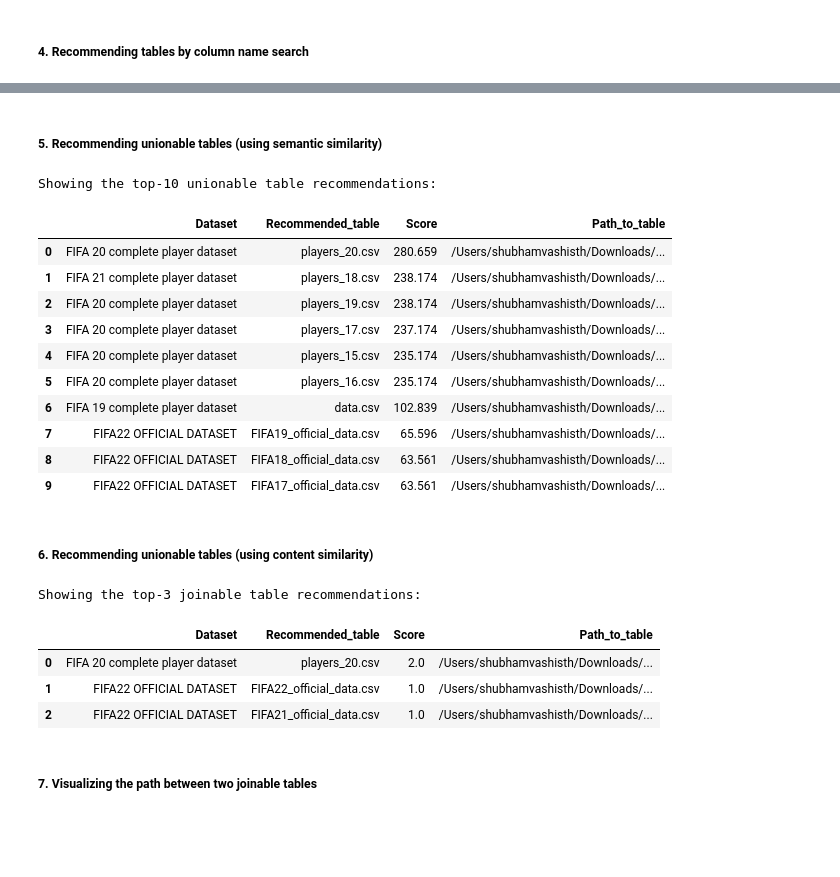
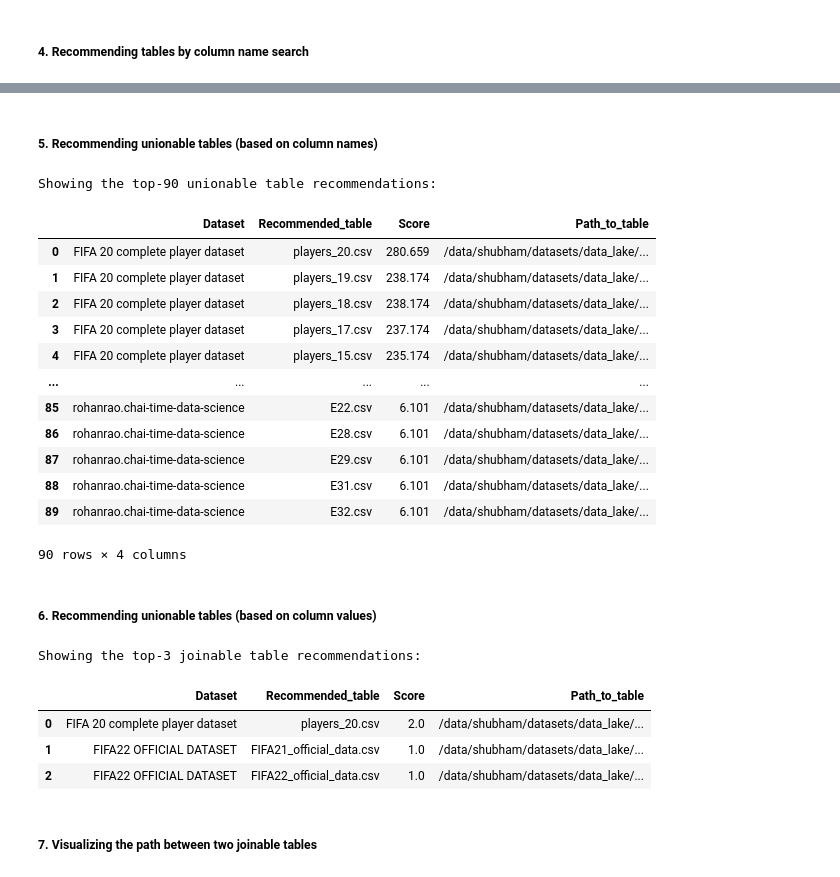
Before and after one commit to CoDS-GCS/kglids, a Jupyter notebook: KGLiDS_API_tutorial.ipynb, the cells around one changed output, grey strips where cells are left out. Cells and saved outputs as stored; diff of their text form; code cells hidden in the pictures; blank space fills up the shorter version.

```diff
--- a/KGLiDS_API_tutorial.ipynb
+++ b/KGLiDS_API_tutorial.ipynb
@@ -117,32 +113,34 @@ Condition =  [['player', 'club']]
 # %% [markdown]
-##### <b>5. Recommending unionable tables (using semantic similarity)</b>
+##### <b>5. Recommending unionable tables (based on column names)</b>
 # %%
-recommendations = kglids.recommend_k_unionable_tables(df.iloc[0], k = 10)
-recommendations
+recommendations_union = kglids.recommend_k_unionable_tables(df.iloc[0], k = 90)
+recommendations_union
 # %% [output]
-Showing the top-10 unionable table recommendations:
+Showing the top-90 unionable table recommendations:
 |  | Dataset | Recommended_table | Score | Path_to_table |
-| 0 | FIFA 20 complete player dataset | players_20.csv | 280.659 | /Users/shubhamvashisth/Downloads/... |
-| 1 | FIFA 21 complete player dataset | players_18.csv | 238.174 | /Users/shubhamvashisth/Downloads/... |
-| 2 | FIFA 20 complete player dataset | players_19.csv | 238.174 | /Users/shubhamvashisth/Downloads/... |
-| 3 | FIFA 20 complete player dataset | players_17.csv | 237.174 | /Users/shubhamvashisth/Downloads/... |
-| 4 | FIFA 20 complete player dataset | players_15.csv | 235.174 | /Users/shubhamvashisth/Downloads/... |
-| 5 | FIFA 20 complete player dataset | players_16.csv | 235.174 | /Users/shubhamvashisth/Downloads/... |
-| 6 | FIFA 19 complete player dataset | data.csv | 102.839 | /Users/shubhamvashisth/Downloads/... |
-| 7 | FIFA22 OFFICIAL DATASET | FIFA19_official_data.csv | 65.596 | /Users/shubhamvashisth/Downloads/... |
-| 8 | FIFA22 OFFICIAL DATASET | FIFA18_official_data.csv | 63.561 | /Users/shubhamvashisth/Downloads/... |
-| 9 | FIFA22 OFFICIAL DATASET | FIFA17_official_data.csv | 63.561 | /Users/shubhamvashisth/Downloads/... |
+| 0 | FIFA 20 complete player dataset | players_20.csv | 280.659 | /data/shubham/datasets/data_lake/... |
+| 1 | FIFA 20 complete player dataset | players_19.csv | 238.174 | /data/shubham/datasets/data_lake/... |
+| 2 | FIFA 20 complete player dataset | players_18.csv | 238.174 | /data/shubham/datasets/data_lake/... |
+| 3 | FIFA 20 complete player dataset | players_17.csv | 237.174 | /data/shubham/datasets/data_lake/... |
+| 4 | FIFA 20 complete player dataset | players_15.csv | 235.174 | /data/shubham/datasets/data_lake/... |
+| ... | ... | ... | ... | ... |
+| 85 | rohanrao.chai-time-data-science | E22.csv | 6.101 | /data/shubham/datasets/data_lake/... |
+| 86 | rohanrao.chai-time-data-science | E28.csv | 6.101 | /data/shubham/datasets/data_lake/... |
+| 87 | rohanrao.chai-time-data-science | E29.csv | 6.101 | /data/shubham/datasets/data_lake/... |
+| 88 | rohanrao.chai-time-data-science | E31.csv | 6.101 | /data/shubham/datasets/data_lake/... |
+| 89 | rohanrao.chai-time-data-science | E32.csv | 6.101 | /data/shubham/datasets/data_lake/... |
+90 rows × 4 columns
 # %% [markdown]
-##### <b>6. Recommending unionable tables (using content similarity)</b>
+##### <b>6. Recommending unionable tables (based on column values)</b>
 # %%
-recommendations = kglids.recommend_k_joinable_tables(df.iloc[0], k = 5)
-recommendations
+recommendations_join = kglids.recommend_k_joinable_tables(df.iloc[0], k = 5)
+recommendations_join
 # %% [output]
 Showing the top-3 joinable table recommendations:
 |  | Dataset | Recommended_table | Score | Path_to_table |
-| 0 | FIFA 20 complete player dataset | players_20.csv | 2.0 | /Users/shubhamvashisth/Downloads/... |
-| 1 | FIFA22 OFFICIAL DATASET | FIFA22_official_data.csv | 1.0 | /Users/shubhamvashisth/Downloads/... |
-| 2 | FIFA22 OFFICIAL DATASET | FIFA21_official_data.csv | 1.0 | /Users/shubhamvashisth/Downloads/... |
+| 0 | FIFA 20 complete player dataset | players_20.csv | 2.0 | /data/shubham/datasets/data_lake/... |
+| 1 | FIFA22 OFFICIAL DATASET | FIFA21_official_data.csv | 1.0 | /data/shubham/datasets/data_lake/... |
+| 2 | FIFA22 OFFICIAL DATASET | FIFA22_official_data.csv | 1.0 | /data/shubham/datasets/data_lake/... |
 # %% [markdown]
 ##### <b>7. Visualizing the path between two joinable tables</b>
 # %%
```
Also changed, not shown: parts of 16 cells of this notebook, 5 other files.
